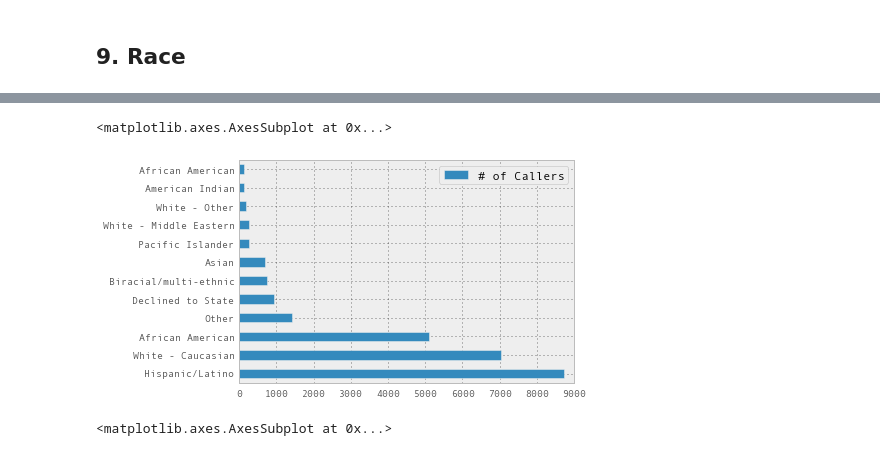
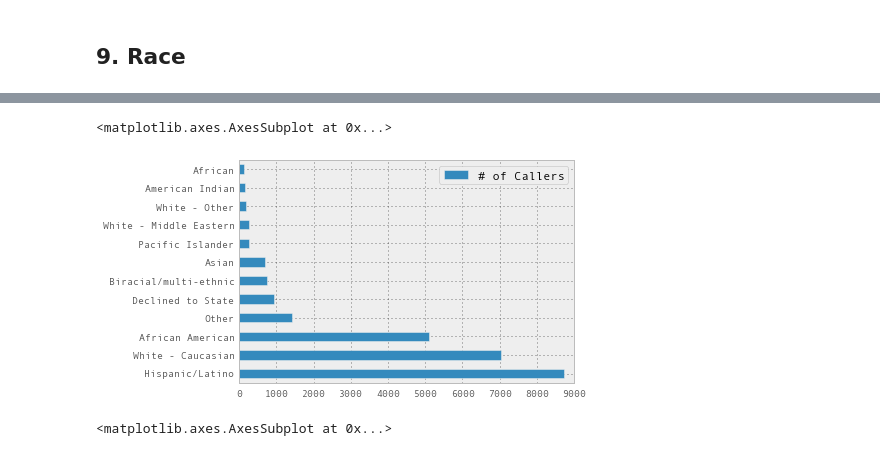
Before and after one commit to sandiegodata-projects/211sandiego-org-17-call_analysis, a Jupyter notebook: analysts/gonzaloprofile.ipynb, the cells around one changed output, grey strips where cells are left out. Cells and saved outputs as stored; diff of their text form; code cells hidden in the pictures.

```diff
--- a/analysts/gonzaloprofile.ipynb
+++ b/analysts/gonzaloprofile.ipynb
@@ -244,42 +236,42 @@ asian = bvdf['race'].str.contains("Asian")
 pacisl = bvdf['race'].str.contains("Pacific Islander")
 other = bvdf.race == "Other"
 native = bvdf['race'].str.contains("American Indian")
-african = native = bvdf['race'].str.contains("African -")
+african = bvdf['race'].str.contains("African -")
 
 # DataFrame for new group races
 
 index = ("White - Caucasian",
          "White - Middle Eastern",
          "White - Other",
          "African American",
          "Hispanic/Latino",
          "Declined to State",
          "Biracial/multi-ethnic",
          "Asian",
          "Pacific Islander",
          "Other",
          "American Indian",
-         "African American")
+         "African")
 
 race = pd.DataFrame({
 '# of Callers':pd.Series((whitecauc.sum(),
                           whitemide.sum(),
                           whiteother.sum(),
                           afam.sum(),
                           hisplat.sum(),
                           declined.sum(),
                           multiracial.sum(),
                           asian.sum(),
                           pacisl.sum(),
                           other.sum(),
                           native.sum(),
                           african.sum()),index)})
 
 race = race.sort('# of Callers', ascending=False)
 race.plot(kind='barh')
 # %% [output]
 <matplotlib.axes.AxesSubplot at 0x...>
-[figure, old version]
+[figure, new version]
 # %%
 bvdf[asian].race.value_counts().plot(kind='barh')
 # %% [output]
```
Also changed, not shown: parts of 22 cells of this notebook.
